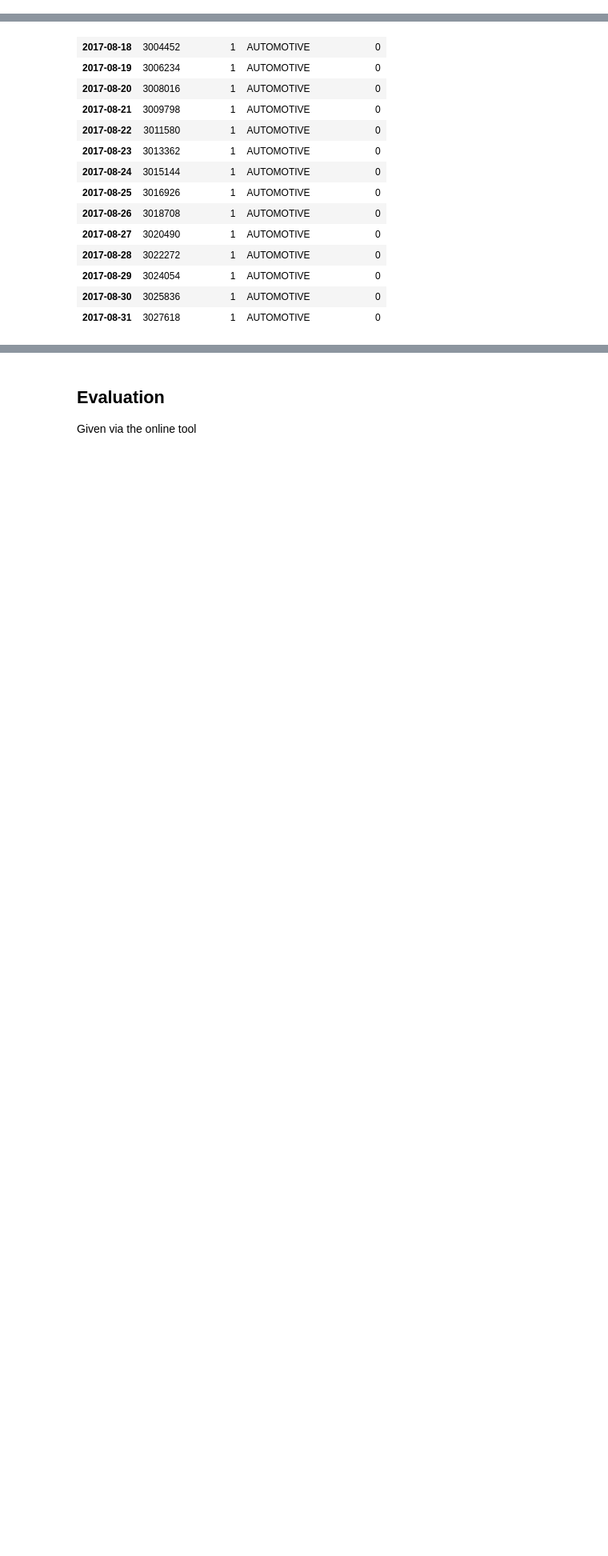
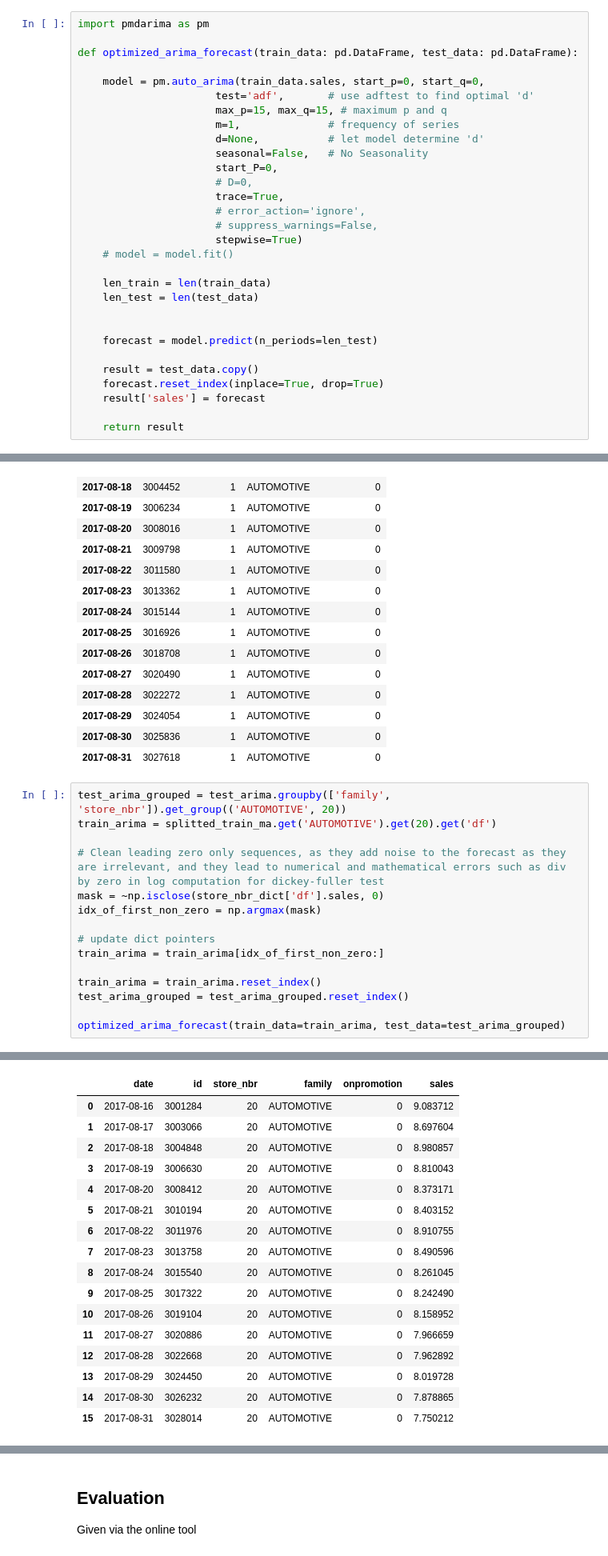
Before and after one commit to lkno0705/IndustrialApplicationsofAI, a Jupyter notebook: secondary-sector/practical-supply-chain-management/Sales-Forecasting.ipynb, the cells around one changed output, grey strips where cells are left out. Shown at 80% size. Drawn from its saved outputs; the diff is of its cells as text; blank space fills up the shorter version.

Commit message:
Fix ARIMA for one sample

```diff
--- a/secondary-sector/practical-supply-chain-management/Sales-Forecasting.ipynb
+++ b/secondary-sector/practical-supply-chain-management/Sales-Forecasting.ipynb
@@ -511,3 +495,33 @@ def simple_arima_forecast(train_data: pd.DataFrame, test_data: pd.DataFrame):
+# %%
+import pmdarima as pm
+
+def optimized_arima_forecast(train_data: pd.DataFrame, test_data: pd.DataFrame):
+
+    model = pm.auto_arima(train_data.sales, start_p=0, start_q=0,
+                      test='adf',       # use adftest to find optimal 'd'
+                      max_p=15, max_q=15, # maximum p and q
+                      m=1,              # frequency of series
+                      d=None,           # let model determine 'd'
+                      seasonal=False,   # No Seasonality
+                      start_P=0,
+                      # D=0,
+                      trace=True,
+                      # error_action='ignore',
+                      # suppress_warnings=False,
+                      stepwise=True)
+    # model = model.fit()
+
+    len_train = len(train_data)
+    len_test = len(test_data)
+
+
+    forecast = model.predict(n_periods=len_test)
+
+    result = test_data.copy()
+    forecast.reset_index(inplace=True, drop=True)
+    result['sales'] = forecast
+
+    return result
 # %%
 test_arima = pd.read_csv('data/store-sales-time-series-forecasting/test.csv', index_col='date')
 test_arima.index = pd.DatetimeIndex(test_arima.index).to_period('D')
@@ -533,3 +547,19 @@ test_to_test
 | 2017-08-29 | 3024054 | 1 | AUTOMOTIVE | 0 |
 | 2017-08-30 | 3025836 | 1 | AUTOMOTIVE | 0 |
 | 2017-08-31 | 3027618 | 1 | AUTOMOTIVE | 0 |
+# %%
+test_arima_grouped = test_arima.groupby(['family', 'store_nbr']).get_group(('AUTOMOTIVE', 20))
+train_arima = splitted_train_ma.get('AUTOMOTIVE').get(20).get('df')
+
+# Clean leading zero only sequences, as they add noise to the forecast as they are irrelevant, and they lead to numerical and mathematical errors such as div by zero in log computation for dickey-fuller test
+mask = ~np.isclose(store_nbr_dict['df'].sales, 0)
+idx_of_first_non_zero = np.argmax(mask)
+
+# update dict pointers
+train_arima = train_arima[idx_of_first_non_zero:]
+
+train_arima = train_arima.reset_index()
+test_arima_grouped = test_arima_grouped.reset_index()
+
+optimized_arima_forecast(train_data=train_arima, test_data=test_arima_grouped)
+# %% [output]
@@ -536,3 +583,20 @@ test_to_test
+|  | date | id | store_nbr | family | onpromotion | sales |
+| 0 | 2017-08-16 | 3001284 | 20 | AUTOMOTIVE | 0 | 9.083712 |
+| 1 | 2017-08-17 | 3003066 | 20 | AUTOMOTIVE | 0 | 8.697604 |
+| 2 | 2017-08-18 | 3004848 | 20 | AUTOMOTIVE | 0 | 8.980857 |
+| 3 | 2017-08-19 | 3006630 | 20 | AUTOMOTIVE | 0 | 8.810043 |
+| 4 | 2017-08-20 | 3008412 | 20 | AUTOMOTIVE | 0 | 8.373171 |
+| 5 | 2017-08-21 | 3010194 | 20 | AUTOMOTIVE | 0 | 8.403152 |
+| 6 | 2017-08-22 | 3011976 | 20 | AUTOMOTIVE | 0 | 8.910755 |
+| 7 | 2017-08-23 | 3013758 | 20 | AUTOMOTIVE | 0 | 8.490596 |
+| 8 | 2017-08-24 | 3015540 | 20 | AUTOMOTIVE | 0 | 8.261045 |
+| 9 | 2017-08-25 | 3017322 | 20 | AUTOMOTIVE | 0 | 8.242490 |
+| 10 | 2017-08-26 | 3019104 | 20 | AUTOMOTIVE | 0 | 8.158952 |
+| 11 | 2017-08-27 | 3020886 | 20 | AUTOMOTIVE | 0 | 7.966659 |
+| 12 | 2017-08-28 | 3022668 | 20 | AUTOMOTIVE | 0 | 7.962892 |
+| 13 | 2017-08-29 | 3024450 | 20 | AUTOMOTIVE | 0 | 8.019728 |
+| 14 | 2017-08-30 | 3026232 | 20 | AUTOMOTIVE | 0 | 7.878865 |
+| 15 | 2017-08-31 | 3028014 | 20 | AUTOMOTIVE | 0 | 7.750212 |
 # %%
 test_arima_grouped = test_arima.groupby(['family', 'store_nbr'])
 
```
Also changed, not shown: parts of 10 cells of this notebook, 2 other files.
